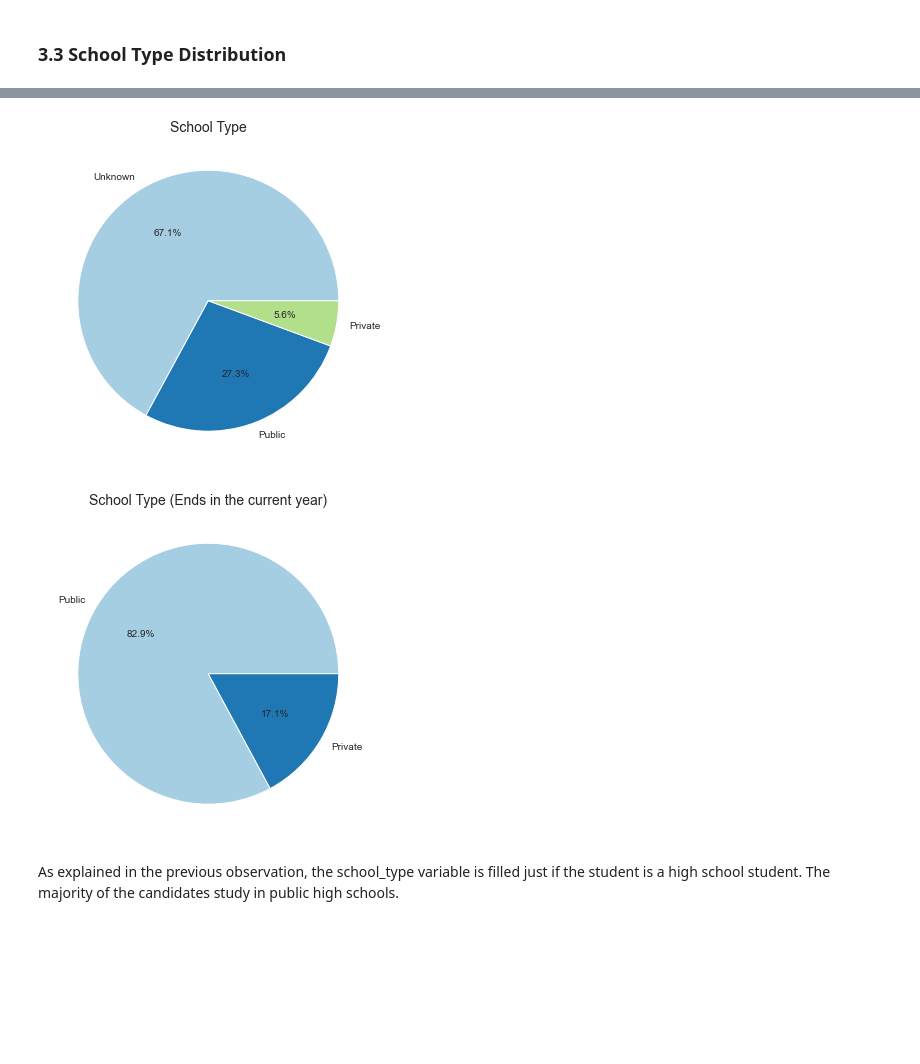
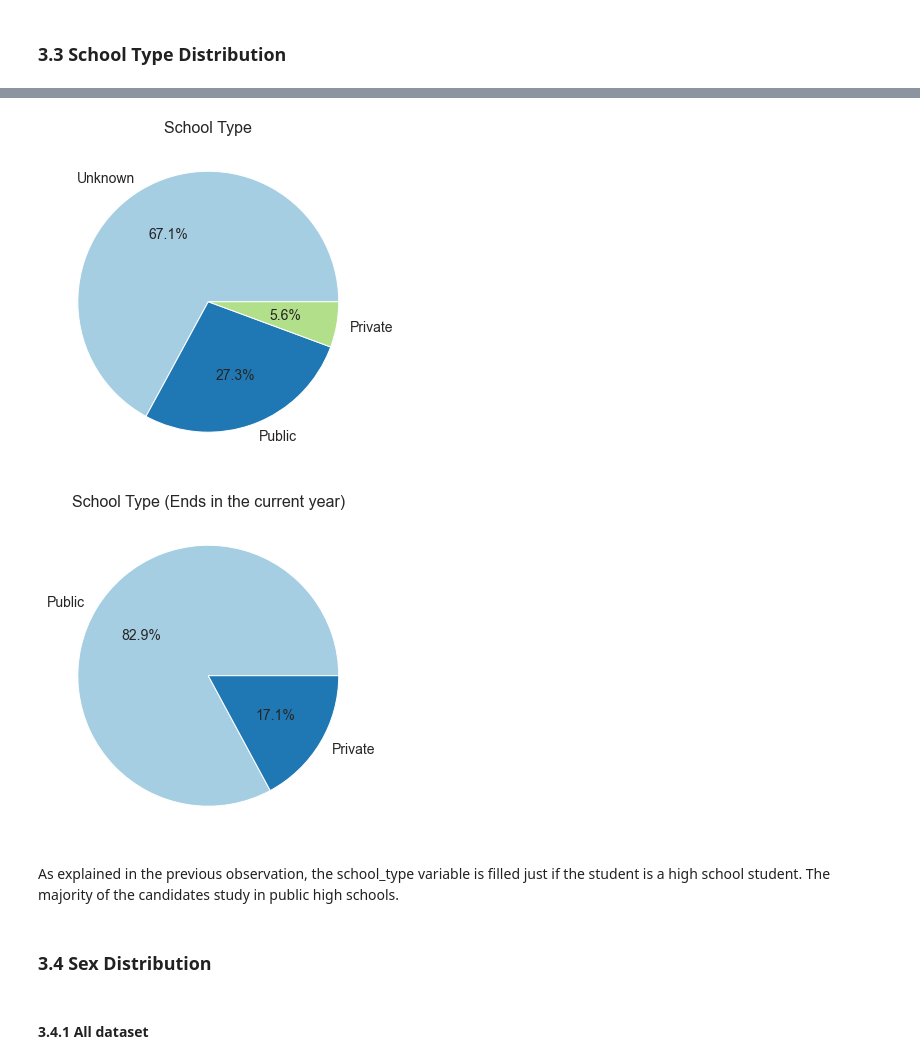
Before and after one commit to Dellonath/educational-data-mining-enem, a Jupyter notebook: notebooks/1.0-exploratory-data-analysis.ipynb, the cells around one changed output, grey strips where cells are left out. Drawn from its saved outputs; the diff is of its cells as text; code cells hidden in the pictures; blank space fills up the shorter version.

```diff
--- a/notebooks/1.0-exploratory-data-analysis.ipynb
+++ b/notebooks/1.0-exploratory-data-analysis.ipynb
@@ -9,11 +9,13 @@ import pandas as pd
 import numpy as np
 import seaborn as sns
 import sys
+import matplotlib as mpl
 import matplotlib.pyplot as plt
 
 pd.set_option('display.max_columns', None)
 sns.set_palette('Paired')
 sns.set_style("whitegrid")
+mpl.rcParams['font.size'] = 14
 # %% [markdown]
 ## 2. Reading Data
 # %%
@@ -98,5 +138,5 @@ plt.show()
 # %%
 # filter out candidates that failed in ENEM in one of the two days
 # each presence day has value 1 then (presence_day_1 + presence_day_2) is equal 2
-present_candidates = data.drop('id_city_school', axis = 1, errors = 'ignore').query('(presence_day_1 + presence_day_2) == 2').dropna()
+present_candidates = data.query('(presence_day_1 + presence_day_2) == 2')
 present_candidates.head(5)
@@ -103,20 +150,24 @@ present_candidates.head(5)
 # %%
 present_candidates.school_type.value_counts().plot.pie(figsize = (6, 6), autopct = '%1.1f%%')
 
-plt.title('School Type', fontsize = 14)
+plt.title('School Type', fontsize = 16)
 plt.ylabel(None)
-plt.savefig('../reports/figures/school_type_allcandidates.jpeg', bbox_inches = 'tight', dpi = 600)
+plt.savefig('../reports/figures/school_type_all_candidates.jpeg', bbox_inches = 'tight', dpi = 600)
 plt.show()
 # %% [output]
-[figure, old version]
+[figure, new version]
 # %%
 present_candidates.query('high_school_status == "Ends in the current year"').school_type.value_counts().plot.pie(figsize = (6, 6), autopct = '%1.1f%%')
 
-plt.title('School Type (Ends in the current year)', fontsize = 14)
+plt.title('School Type (Ends in the current year)', fontsize = 16)
 plt.ylabel(None)
-plt.savefig('../reports/figures/school_type_endscurrentyear.jpeg', bbox_inches = 'tight', dpi = 600)
+plt.savefig('../reports/figures/school_type_ends_current_year.jpeg', bbox_inches = 'tight', dpi = 600)
 plt.show()
 # %% [output]
-[figure, old version]
+[figure, new version]
 # %% [markdown]
 As explained in the previous observation, the school_type variable is filled just if the student is a high school student. The majority of the candidates study in public high schools.
+# %% [markdown]
+### 3.4 Sex Distribution
+# %% [markdown]
+#### 3.4.1 All dataset
```
Also changed, not shown: parts of 13 cells of this notebook, 13 other files.
